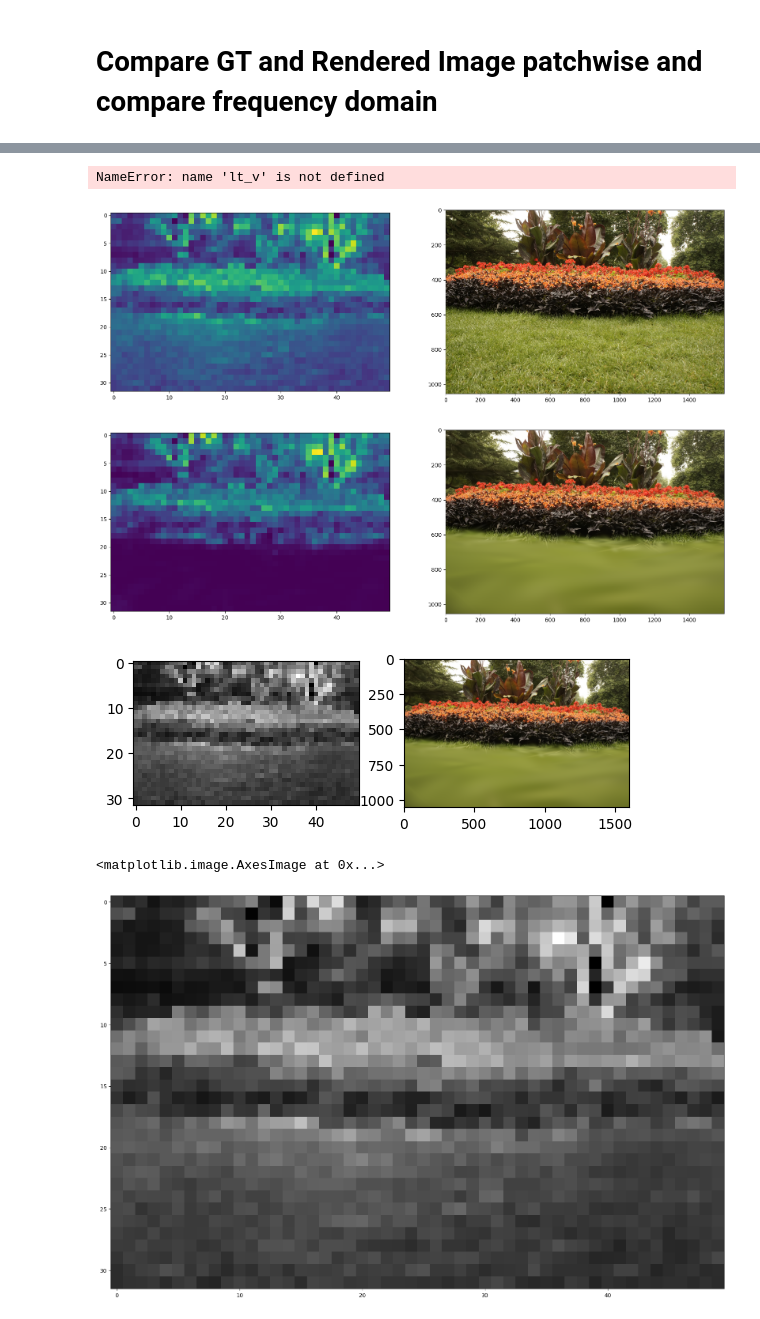
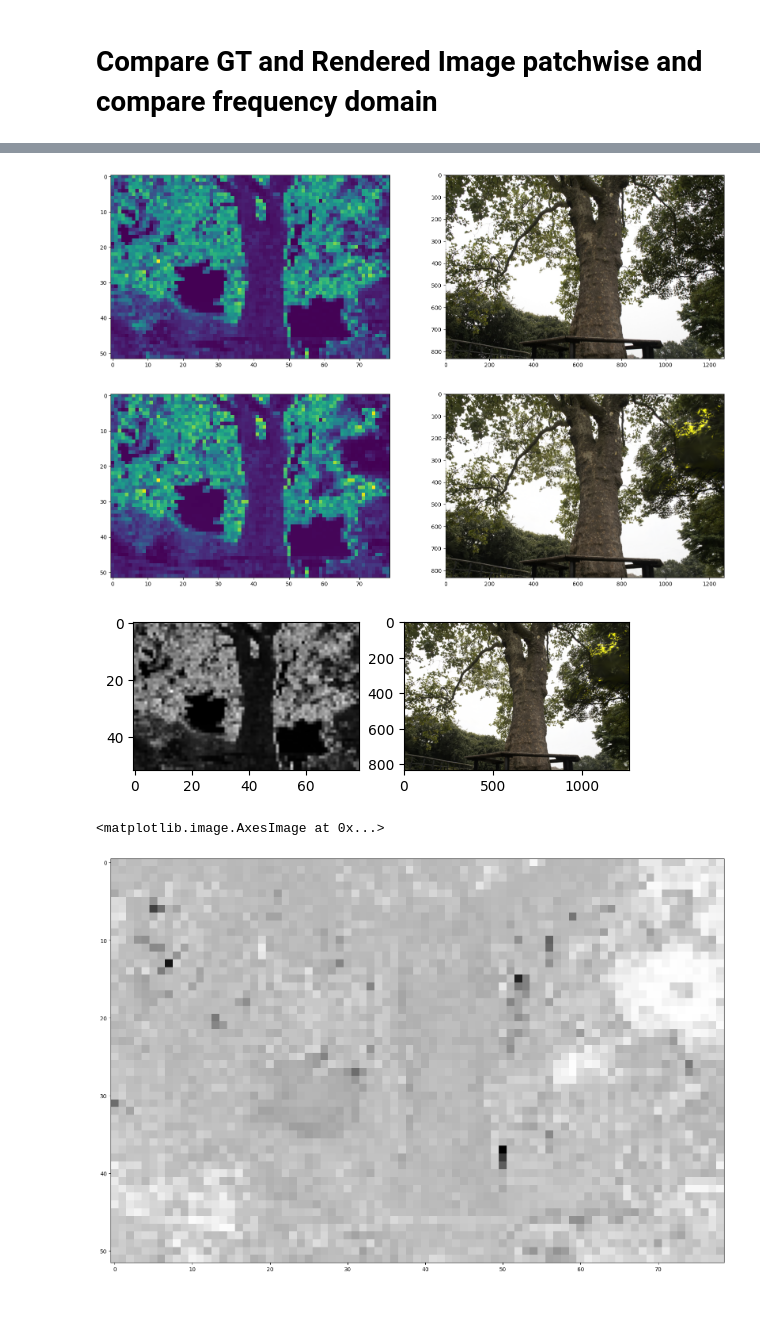
Before and after one commit to 2InfinityN6eyond/gaussian-splatting, a Jupyter notebook: playground_patch_remote.ipynb, the cells around one changed output, grey strips where cells are left out. Cells and saved outputs as stored; diff of their text form; code cells hidden in the pictures.

Commit message:
completed patch rendering

```diff
--- a/playground_patch_remote.ipynb
+++ b/playground_patch_remote.ipynb
@@ -49,14 +49,17 @@ args_cmdline = parser.parse_args(args=[
     #"/home/hjp/gaussian-splatting/output/45f70d99-a",
     #"/home/hjp/gaussian-splatting/output/89274efe-d",
     #"/home/hjp/gaussian-splatting/output/e4d1418e-9",
-    "/home/youngdong/gaussian_models/flowers",
+    #"/home/youngdong/gaussian_models/flowers",
+    #"/home/youngdong/gaussian_models/train",
+    "/home/youngdong/gaussian_models/treehill",
 
 
     "--source_path",
     #"/home/hjp/dataset/mipnerf360/bonsai"
     #"/home/hjp/dataset/mipnerf360/garden",
     #"/home/hjp/dataset/tandt/train",
-    "/home/hjp/dataset/flowers",
+    #"/home/hjp/dataset/flowers",
+    "/home/youngdong/dataset/mipnerf360/treehill"
 ])
 
 cfgfile_string = "Namespace()"
@@ -108,6 +109,10 @@ Loading Training Cameras
 Loading Test Cameras
 # %%
+CAMERA_IDX = 100
+CAMERA_IDX = 150
 CAMERA_IDX = 10
+CAMERA_IDX = 70
+CAMERA_IDX = 20
 
 train_camera_list = scene.getTrainCameras()
 
@@ -188,39 +145,3 @@ p_rb_v = (patch_size * (ridx + 1) / image_height) * (
-# %%
-import plotly.graph_objects as go
-
-# Define vectors as [x, y, z]
-vectors = [
-    lt_v, rt_v, lb_v, rb_v,
-    p_lt_v, p_rt_v, p_lb_v, p_rb_v
-]
-
-fig = go.Figure()
-
-# Plot each vector
-for vec in vectors:
-    fig.add_trace(
-        go.Scatter3d(
-            x=[0, vec[0]], y=[0, vec[1]], z=[0, vec[2]],
-            mode='lines+markers+text',
-            text=["", f"({vec[0]}, {vec[1]}, {vec[2]})"],
-            textposition="top center",
-            marker=dict(size=4),
-            line=dict(width=5)
-        )
-    )
-
-# Set titles and labels
-fig.update_layout(
-    title='3D Vectors',
-    scene=dict(
-        xaxis_title='X axis', yaxis_title='Y axis', zaxis_title='Z axis'
-    ),
-    showlegend=False
-)
-
-fig.show()
-# %% [output]
-NameError: name 'lt_v' is not defined
 # %%
 
 def high_frequency_strength(patch):
@@ -292,7 +213,7 @@ image_rendered_torch = render_pkg["render"].detach().cpu()
 image_rendered_np = image_rendered_torch.clamp(0, 1).permute(1,2,0).numpy()
 
 patch_size = (image_gt_np.shape[0] // 16, image_gt_np.shape[1] // 16)
-patch_size = (32, 32)
+patch_size = (16, 16)
 
 freq_patches_gt, high_freq_score_gt = patchify_and_get_fdomain(image_gt_np, patch_size)
 freq_patches_rendered, high_freq_score_rendered = patchify_and_get_fdomain(image_rendered_np, patch_size)
@@ -320,36 +241,39 @@ plt.imshow(
     np.array(high_freq_score_rendered).reshape(
         int(image_rendered_np.shape[0]/patch_size[0]), int(image_rendered_np.shape[1]/patch_size[1])
     )
 )
 plt.subplot(1,2,2)
 plt.imshow(image_rendered_np)
 plt.show()
 
 
 plt.subplot(1,2,1)
 plt.imshow(
     np.array(high_freq_score_diff).reshape(
         int(image_rendered_np.shape[0]/patch_size[0]), int(image_rendered_np.shape[1]/patch_size[1])
     ),
     cmap="gray"
 )
 plt.subplot(1,2,2)
 plt.imshow(image_rendered_np)
 plt.show()
 
 plt.figure(figsize=(20, 20))
 plt.imshow(
     np.abs(
         np.array(high_freq_score_gt).reshape(
             int(image_gt_np.shape[0]/patch_size[0]), int(image_gt_np.shape[1]/patch_size[1])
-        ) - np.array(high_freq_score_rendered).reshape(
+        )  - np.array(high_freq_score_rendered).reshape(
             int(image_rendered_np.shape[0]/patch_size[0]), int(image_rendered_np.shape[1]/patch_size[1])
         )
-    ), cmap = "gray"
+    ) / np.array(high_freq_score_gt).reshape(
+        int(image_gt_np.shape[0]/patch_size[0]), int(image_gt_np.shape[1]/patch_size[1])
+    )
+    , cmap = "gray"
 )
 # %% [output]
-[figure, old version]
+[figure, new version]
-[figure, old version]
+[figure, new version]
-[figure, old version]
+[figure, new version]
 <matplotlib.image.AxesImage at 0x...>
-[figure, old version]
+[figure, new version]
```
Also changed, not shown: parts of 4 cells of this notebook, 2 other files.
